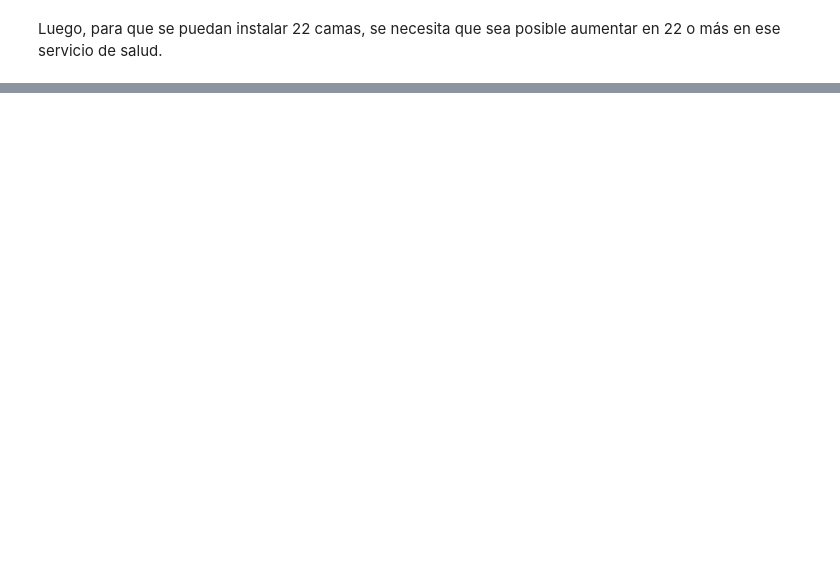
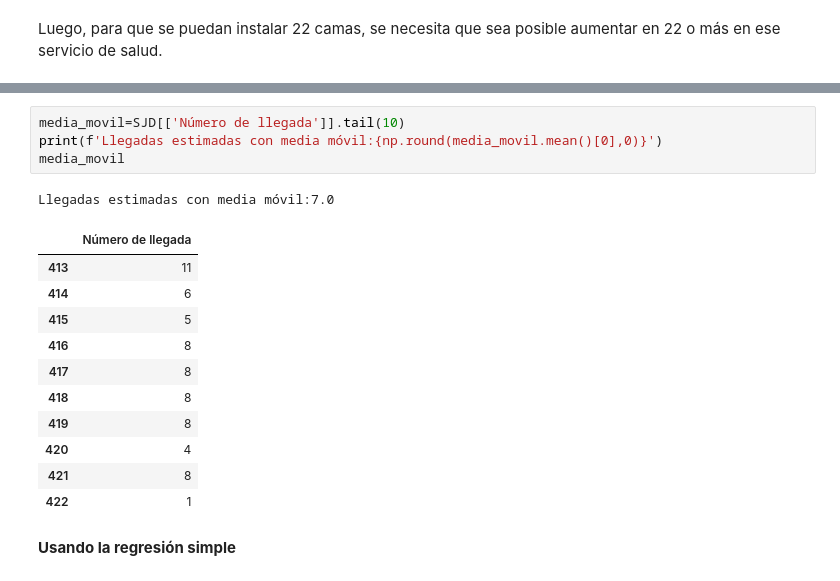
Before and after one commit to remunozz/cienciaDeDatos, a Jupyter notebook: modulo4Coursera.ipynb, the cells around one changed output, grey strips where cells are left out. Saved outputs shown, nothing was run; the diff lists cells and outputs as text; blank space fills up the shorter version.

```diff
--- a/modulo4Coursera.ipynb
+++ b/modulo4Coursera.ipynb
@@ -700,0 +872,19 @@ SS3.loc[SS3["Máxima cantidad de camas a aumetar"]>=22]
+# %%
+media_movil=SJD[['Número de llegada']].tail(10)
+print(f'Llegadas estimadas con media móvil:{np.round(media_movil.mean()[0],0)}')
+media_movil
+# %% [output]
+Llegadas estimadas con media móvil:7.0
+|  | Número de llegada |
+| 413 | 11 |
+| 414 | 6 |
+| 415 | 5 |
+| 416 | 8 |
+| 417 | 8 |
+| 418 | 8 |
+| 419 | 8 |
+| 420 | 4 |
+| 421 | 8 |
+| 422 | 1 |
+# %% [markdown]
+**Usando la regresión simple**
```
Also changed, not shown: parts of 41 cells of this notebook.
